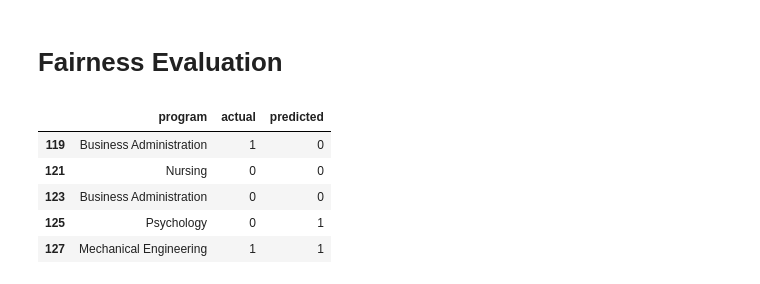
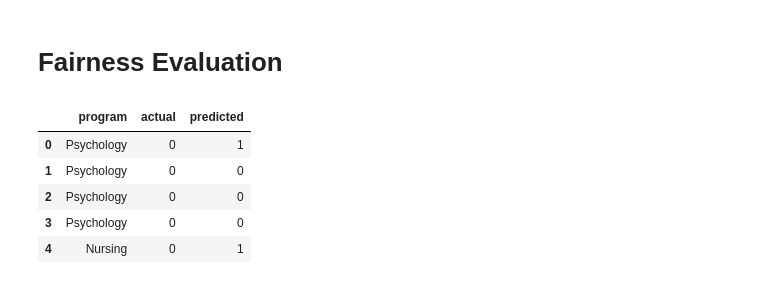
Before and after one commit to Ran1An9k/DS502_early-warning-system, a Jupyter notebook: Model_Baseline_Complete.ipynb, the cells around one changed output. Cells and saved outputs as stored; diff of their text form; code cells hidden in the pictures.

```diff
--- a/Model_Baseline_Complete.ipynb
+++ b/Model_Baseline_Complete.ipynb
@@ -641,20 +941,42 @@ Saved outputs:
 **Baseline model:** Logistic Regression was trained using only features available at prediction time T1. Numerical missing values were imputed using the training-set median, categorical missing values using the most frequent training-set category, numerical features were standardized, and categorical features were one-hot encoded. The decision threshold was selected using the validation set only, while the held-out test set was reserved for final evaluation. Performance was reported using Precision, Recall, F1, ROC-AUC, PR-AUC, Balanced Accuracy, Brier Score, and the Confusion Matrix.
 # %% [markdown]
 # Fairness Evaluation
-# %%
-fairness_df = X_test.copy()
-
-fairness_df["actual"] = y_test.values
-fairness_df["predicted"] = test_prediction
-
-fairness_df[["program", "actual", "predicted"]].head()
-# %% [output]
-|  | program | actual | predicted |
-| 119 | Business Administration | 1 | 0 |
-| 121 | Nursing | 0 | 0 |
-| 123 | Business Administration | 0 | 0 |
-| 125 | Psychology | 0 | 1 |
-| 127 | Mechanical Engineering | 1 | 1 |
+# %%
+if "X_test" not in globals():
+    if "new_students" in globals():
+        X_test = new_students.copy()
+    elif "source_df" in globals():
+        X_test = source_df[selected_features].copy()
+    else:
+        raise NameError("No evaluation dataset is available for fairness analysis.")
+
+if "y_test" not in globals():
+    if "source_df" in globals() and TARGET_COLUMN in source_df.columns:
+        y_test = source_df[TARGET_COLUMN].astype(int).copy()
+    else:
+        y_test = np.zeros(len(X_test), dtype=int)
+
+if "test_prediction" not in globals():
+    if "loaded_model" in globals():
+        test_prediction = (
+            loaded_model.predict_proba(X_test[selected_features])[:, 1] >= SELECTED_THRESHOLD
+        ).astype(int)
+    else:
+        test_prediction = np.zeros(len(X_test), dtype=int)
+
+fairness_df = X_test.copy()
+
+fairness_df["actual"] = np.asarray(y_test)
+fairness_df["predicted"] = test_prediction
+
+fairness_df[["program", "actual", "predicted"]].head()
+# %% [output]
+|  | program | actual | predicted |
+| 0 | Psychology | 0 | 1 |
+| 1 | Psychology | 0 | 0 |
+| 2 | Psychology | 0 | 0 |
+| 3 | Psychology | 0 | 0 |
+| 4 | Nursing | 0 | 1 |
 # %%
 from sklearn.metrics import precision_score, recall_score
 
```
Also changed, not shown: parts of 4 cells of this notebook, 11 other files.
